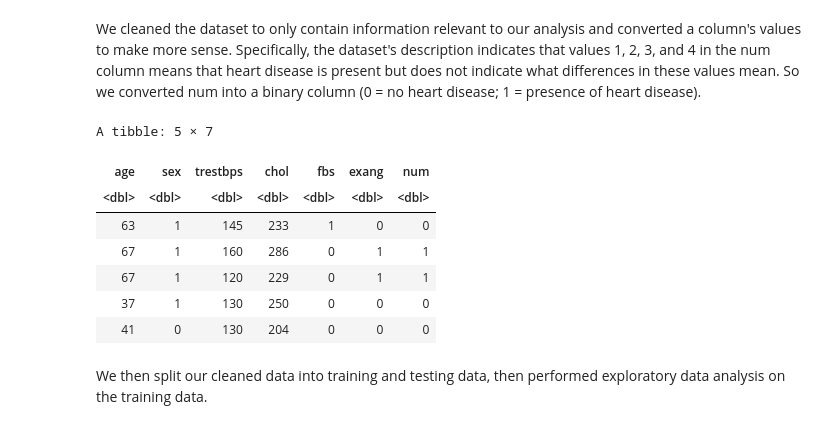
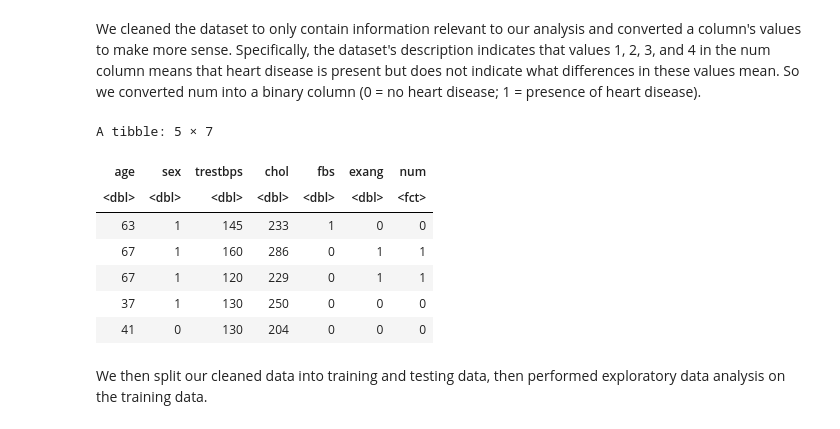
Before and after one commit to Stephanie-Ta/dsci-100-group-project, a Jupyter notebook: Final Report.ipynb, the cells around one changed output. Drawn from its saved outputs; the diff is of its cells as text; code cells hidden in the pictures.

```diff
--- a/Final Report.ipynb
+++ b/Final Report.ipynb
@@ -59,17 +59,18 @@ We cleaned the dataset to only contain information relevant to our analysis and
 # %%
 # select for columns we'll use
 cleveland <- select(cleveland_original, age, sex, trestbps, chol, fbs, exang, num)
 
-# convert num column to binary (0 = no heart disease; 1 = presence of heart disease)
+# convert num column to binary factor (0 = no heart disease; 1 = presence of heart disease)
 cleveland <- cleveland |>
-    mutate(num = ifelse(num != 0, 1, 0))
+    mutate(num = ifelse(num != 0, 1, 0)) |>
+    mutate(num = as_factor(num))
 
 # preview first 5 rows of new dataframe
 head(cleveland, 5)
 # %% [output]
 A tibble: 5 × 7
 | age | sex | trestbps | chol | fbs | exang | num |
-| <dbl> | <dbl> | <dbl> | <dbl> | <dbl> | <dbl> | <dbl> |
+| <dbl> | <dbl> | <dbl> | <dbl> | <dbl> | <dbl> | <fct> |
 | 63 | 1 | 145 | 233 | 1 | 0 | 0 |
 | 67 | 1 | 160 | 286 | 0 | 1 | 1 |
 | 67 | 1 | 120 | 229 | 0 | 1 | 1 |
```
Also changed, not shown: parts of 7 cells of this notebook.
